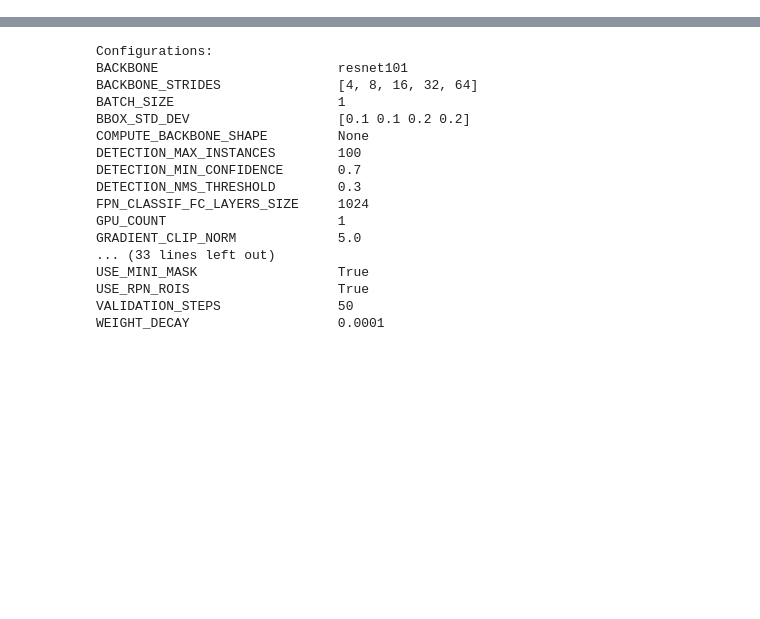
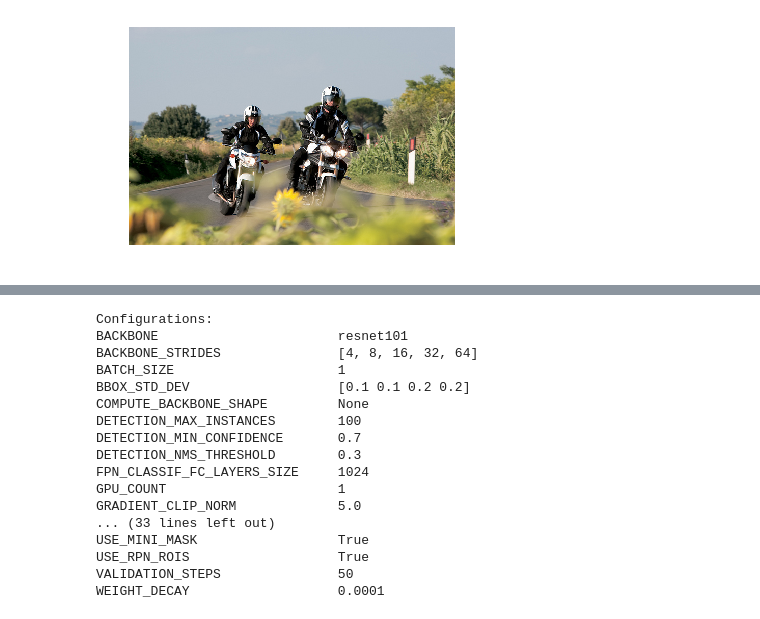
Before and after one commit to ATazmi/cs231Project, a Jupyter notebook: main.ipynb, the cells around one changed output, grey strips where cells are left out. Cells and saved outputs as stored; diff of their text form; code cells hidden in the pictures; blank space fills up the shorter version.

Commit message:
Adding images for testing

```diff
--- a/main.ipynb
+++ b/main.ipynb
@@ -47,6 +45,6 @@ dataDir='.'
 dataType='train2017'
 annFile='%s/annotations/instances_%s.json'%(dataDir,dataType)
 # initialize COCO api for instance annotations
-cocoDatasetAnn=COCO_tools(annFile)
+cocoDatasetAnn=COCO(annFile)
 # %% [output]
 loading annotations into memory...
@@ -55,7 +53,7 @@ creating index...
 index created!
 # %%
 # display COCO categories and supercategories
-cats = coco.loadCats(coco.getCatIds())
+cats = cocoDatasetAnn.loadCats(cocoDatasetAnn.getCatIds())
 nms=[cat['name'] for cat in cats]
 print ('COCO categories: \n\n', ' '.join(nms))
 
@@ -64,7 +68,7 @@ print ('COCO supercategories: \n', ' '.join(nms))
 # %%
 # get all images containing given categories, select one at random
-catIds = coco.getCatIds(catNms=['person', 'motorcycle'] );
-imgIds = coco.getImgIds(catIds=catIds );
-img = coco.loadImgs(imgIds[np.random.randint(0,len(imgIds))])[0]
+catIds = cocoDatasetAnn.getCatIds(catNms=['person', 'motorcycle'] );
+imgIds = cocoDatasetAnn.getImgIds(catIds=catIds );
+img = cocoDatasetAnn.loadImgs(imgIds[np.random.randint(0,len(imgIds))])[0]
 print(len(imgIds))
 img
@@ -71,12 +85,14 @@ img
 # %%
-img = coco.loadImgs(imgIds[np.random.randint(0,len(imgIds))])[0]
+img = cocoDatasetAnn.loadImgs(imgIds[np.random.randint(0,len(imgIds))])[0]
 # load and display image
-I = io.imread('%s/images/%s/%s'%(dataDir,dataType,img['file_name']))
+I = io.imread('%s/%s/%s'%(dataDir,dataType,img['file_name']))
 # use url to load image
 # I = io.imread('http://mscoco.org/images/%d'%(img['id']))
 plt.figure(); plt.axis('off')
 plt.imshow(I)
 plt.show()
+# %% [output]
+[figure, added]
 # %%
 # load and display instance annotations
 plt.imshow(I); plt.axis('off')
```
Also changed, not shown: parts of 7 cells of this notebook, 30 other files.
